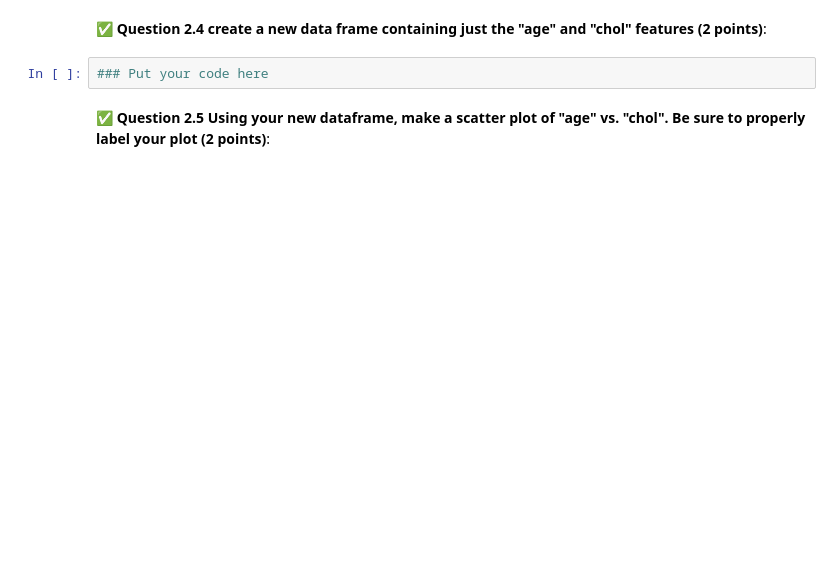
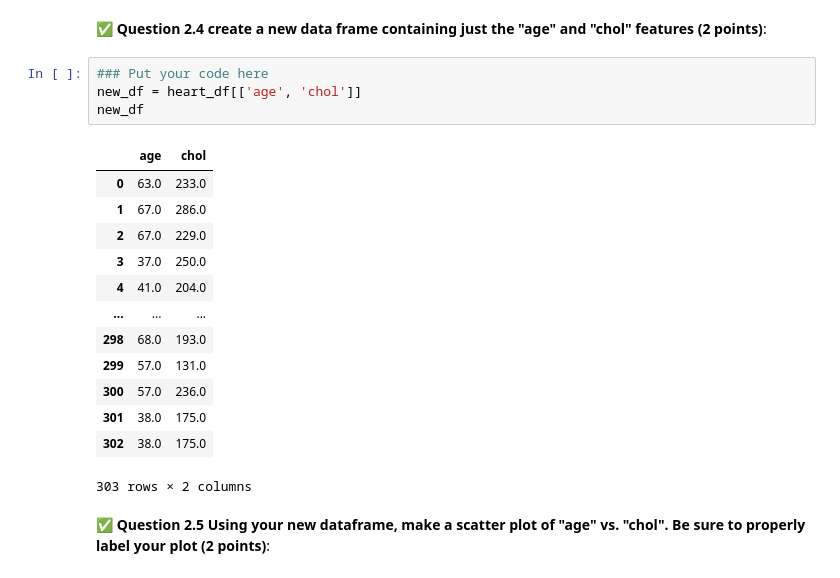
Before and after one commit to tannerbarry/CMSE202-f24-turnin-Section-001, a Jupyter notebook: midterm/TannerBarry-CMSE202Midterm.ipynb, the cells around one changed output. Drawn from its saved outputs; the diff is of its cells as text; blank space fills up the shorter version.

```diff
--- a/midterm/TannerBarry-CMSE202Midterm.ipynb
+++ b/midterm/TannerBarry-CMSE202Midterm.ipynb
@@ -74,6 +112,22 @@ fatal: destination path 'CMSE202-f24-turnin-Section-001' already exists and is n
 &#9989; **Question 2.4 create a new data frame containing just the "age" and "chol" features (2 points)**:
 # %%
 ### Put your code here
+new_df = heart_df[['age', 'chol']]
+new_df
+# %% [output]
+|  | age | chol |
+| 0 | 63.0 | 233.0 |
+| 1 | 67.0 | 286.0 |
+| 2 | 67.0 | 229.0 |
+| 3 | 37.0 | 250.0 |
+| 4 | 41.0 | 204.0 |
+| ... | ... | ... |
+| 298 | 68.0 | 193.0 |
+| 299 | 57.0 | 131.0 |
+| 300 | 57.0 | 236.0 |
+| 301 | 38.0 | 175.0 |
+| 302 | 38.0 | 175.0 |
+303 rows × 2 columns
 # %% [markdown]
 &#9989; **Question 2.5 Using your new dataframe, make a scatter plot of "age" vs. "chol". Be sure to properly label your plot (2 points)**:
 # %%
```
Also changed, not shown: parts of 9 cells of this notebook.
